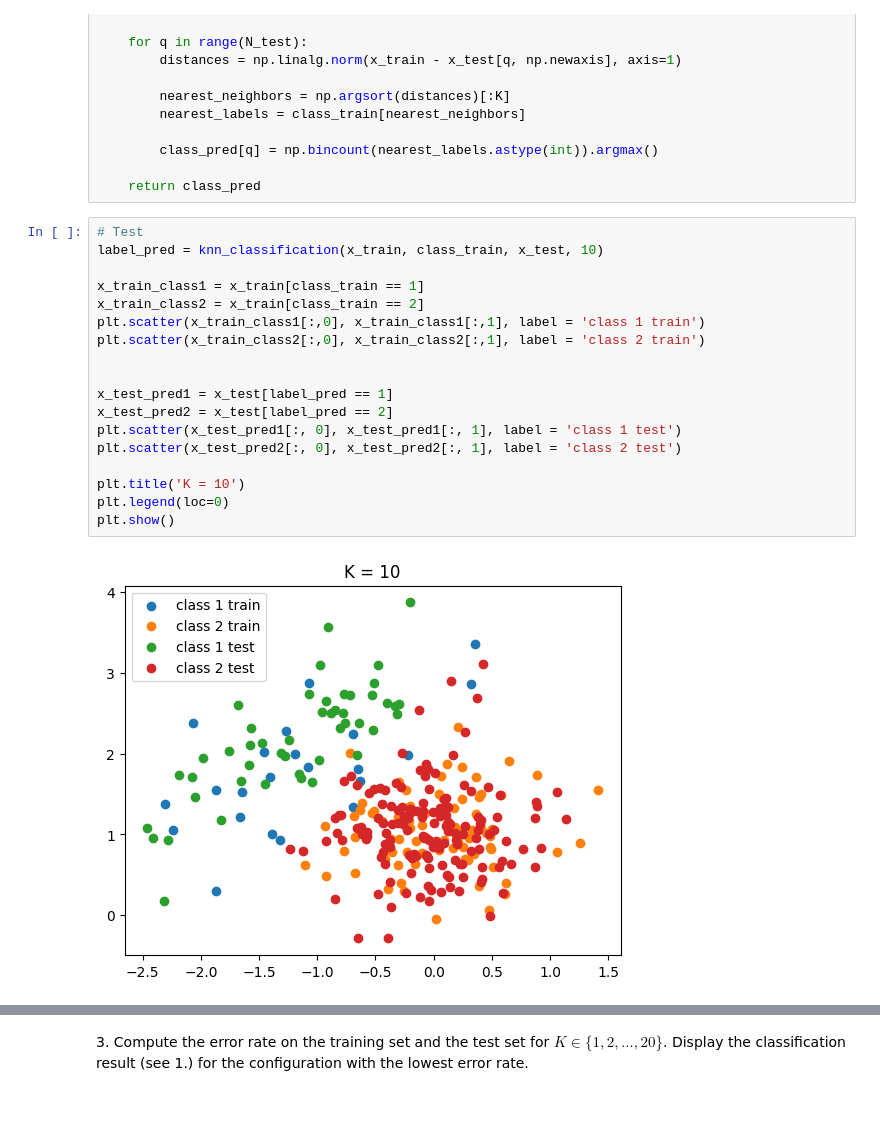
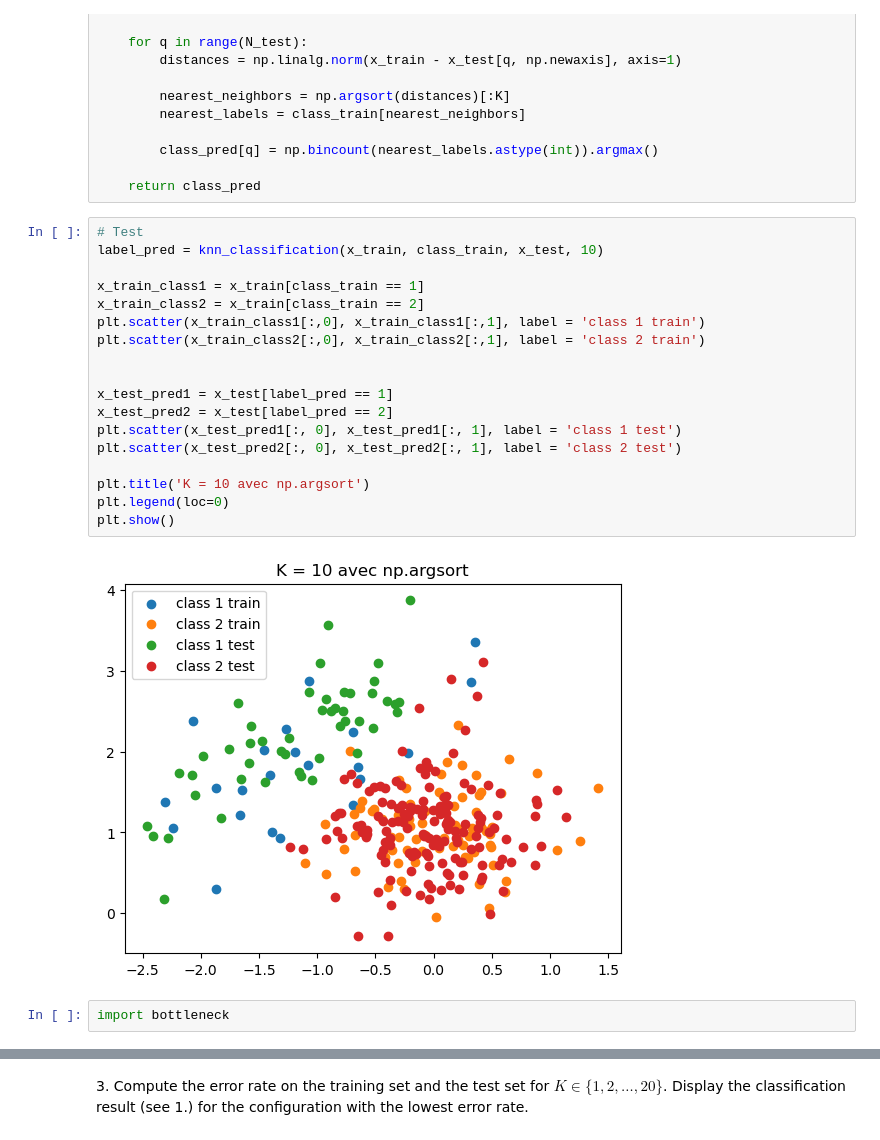
Before and after one commit to Ptiroro/python_sdia, a Jupyter notebook: Labs/Lab4/lab4.ipynb, the cells around one changed output, grey strips where cells are left out. Cells and saved outputs as stored; diff of their text form; blank space fills up the shorter version.

```diff
--- a/Labs/Lab4/lab4.ipynb
+++ b/Labs/Lab4/lab4.ipynb
@@ -119,20 +119,22 @@ def knn_classification(x_train, class_train, x_test, K):
 # %%
 # Test
 label_pred = knn_classification(x_train, class_train, x_test, 10)
 
 x_train_class1 = x_train[class_train == 1]
 x_train_class2 = x_train[class_train == 2]
 plt.scatter(x_train_class1[:,0], x_train_class1[:,1], label = 'class 1 train')
 plt.scatter(x_train_class2[:,0], x_train_class2[:,1], label = 'class 2 train')
 
 
 x_test_pred1 = x_test[label_pred == 1]
 x_test_pred2 = x_test[label_pred == 2]
 plt.scatter(x_test_pred1[:, 0], x_test_pred1[:, 1], label = 'class 1 test')
 plt.scatter(x_test_pred2[:, 0], x_test_pred2[:, 1], label = 'class 2 test')
 
-plt.title('K = 10')
+plt.title('K = 10 avec np.argsort')
 plt.legend(loc=0)
 plt.show()
 # %% [output]
-[figure, old version]
+[figure, new version]
+# %%
+import bottleneck
```
Also changed, not shown: parts of 8 cells of this notebook.
